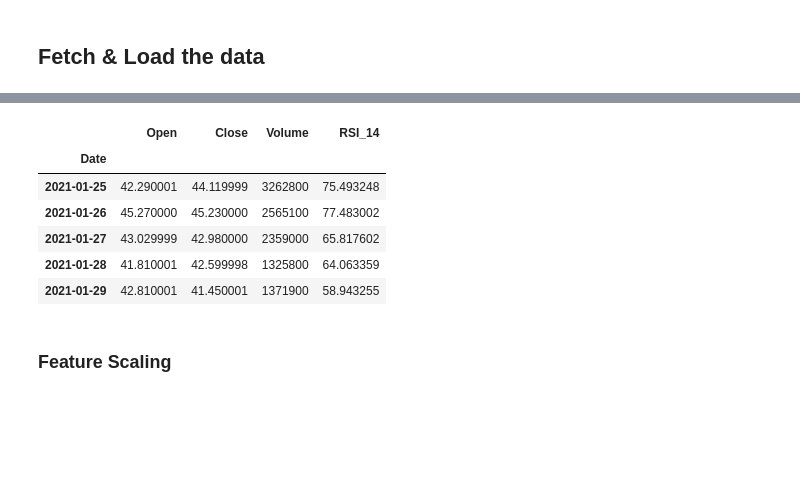
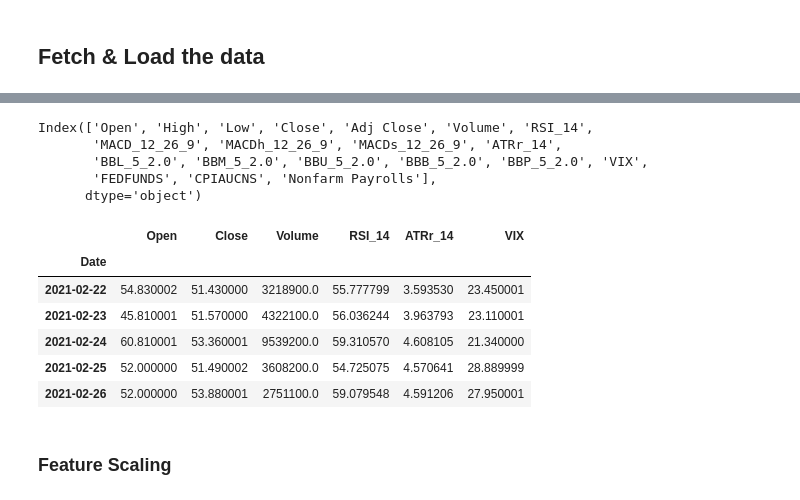
Before and after one commit to obeabi/Stocks_TSA, a Jupyter notebook: StockPrediction.ipynb, the cells around one changed output, grey strips where cells are left out. Drawn from its saved outputs; the diff is of its cells as text; code cells hidden in the pictures; blank space fills up the shorter version.

```diff
--- a/StockPrediction.ipynb
+++ b/StockPrediction.ipynb
@@ -72,41 +130,51 @@ dataset_train.head()
+# %%
+df.columns
+# %% [output]
+Index(['Open', 'High', 'Low', 'Close', 'Adj Close', 'Volume', 'RSI_14',
+       'MACD_12_26_9', 'MACDh_12_26_9', 'MACDs_12_26_9', 'ATRr_14',
+       'BBL_5_2.0', 'BBM_5_2.0', 'BBU_5_2.0', 'BBB_5_2.0', 'BBP_5_2.0', 'VIX',
+       'FEDFUNDS', 'CPIAUCNS', 'Nonfarm Payrolls'],
+      dtype='object')
 # %%
 # Specify the names of the two columns
 column1 = 'Open'
 column2 = 'Close'
 
 # Create a new column with the average
 #dataset_train['Open'] = dataset_train[[column1, column2]].mean(axis=1)
 #dataset_test['Open'] = dataset_test[[column1, column2]].mean(axis=1)
 
 # You can use 'Open' rather than 'Price'
-features = ['Open','Close', 'Volume', 'RSI_14']
+features = ['Open','Close', 'Volume', 'RSI_14','ATRr_14','VIX']
 #features = ['Open', 'Close', 'Volume']
-#features = ['Open','price', 'Close', 'Volume', 'RSI_14', 'MACD_12_26_9', 'MACDh_12_26_9','MACDs_12_26_9']
+#features = ['Open','price', 'Close', 'Volume', 'RSI_14', 'MACD_12_26_9', 'MACDh_12_26_9','MACDs_12_26_9', 'ATRr_14', 'VIX', 'FEDFUNDS', 'CPIAUCNS']
 
 dataset_train= dataset_train[features].copy()
 dataset_test= dataset_test[features].copy()
 no_indicators = len(features)
 
 
 # Drop rows with missing data
 dataset_train.dropna(inplace= True)
 # Fill missing values in columns 'A' and 'B' using backfill
 #columns_to_fill = features
 #dataset_train[columns_to_fill] = dataset_train[columns_to_fill].fillna(method='bfill')
 
+# Columns to be scaled (excluding Federal Funds Rate)
+columns_to_scale = ['Open', 'Close', 'Volume', 'RSI_14', 'VIX']
 
 train_features = dataset_train.iloc[:, 0:].values
 
 
 dataset_train.head()
 # %% [output]
-|  | Open | Close | Volume | RSI_14 |
-| Date |  |  |  |  |
-| 2021-01-25 | 42.290001 | 44.119999 | 3262800 | 75.493248 |
-| 2021-01-26 | 45.270000 | 45.230000 | 2565100 | 77.483002 |
-| 2021-01-27 | 43.029999 | 42.980000 | 2359000 | 65.817602 |
-| 2021-01-28 | 41.810001 | 42.599998 | 1325800 | 64.063359 |
-| 2021-01-29 | 42.810001 | 41.450001 | 1371900 | 58.943255 |
+|  | Open | Close | Volume | RSI_14 | ATRr_14 | VIX |
+| Date |  |  |  |  |  |  |
+| 2021-02-22 | 54.830002 | 51.430000 | 3218900.0 | 55.777799 | 3.593530 | 23.450001 |
+| 2021-02-23 | 45.810001 | 51.570000 | 4322100.0 | 56.036244 | 3.963793 | 23.110001 |
+| 2021-02-24 | 60.810001 | 53.360001 | 9539200.0 | 59.310570 | 4.608105 | 21.340000 |
+| 2021-02-25 | 52.000000 | 51.490002 | 3608200.0 | 54.725075 | 4.570641 | 28.889999 |
+| 2021-02-26 | 52.000000 | 53.880001 | 2751100.0 | 59.079548 | 4.591206 | 27.950001 |
 # %% [markdown]
 ### Feature Scaling
 # %%
```
Also changed, not shown: parts of 11 cells of this notebook.
